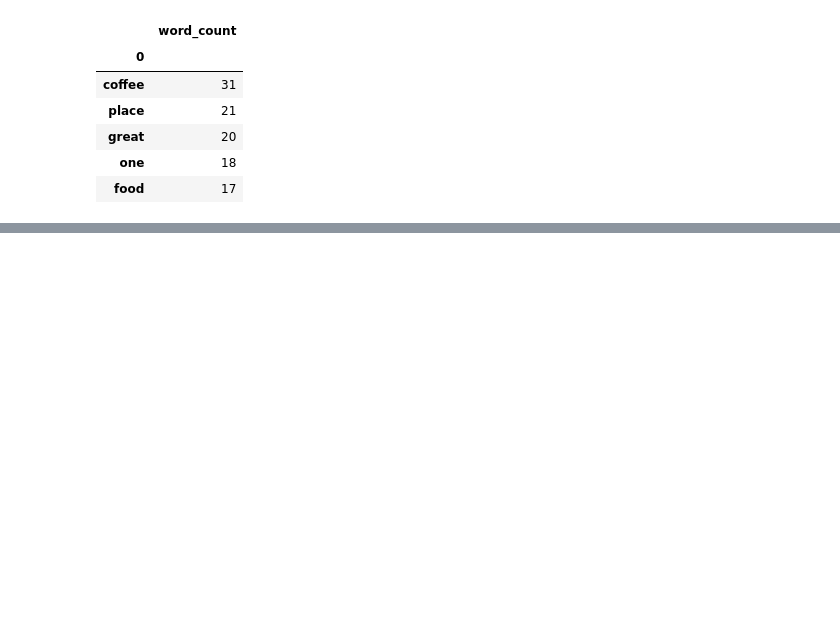
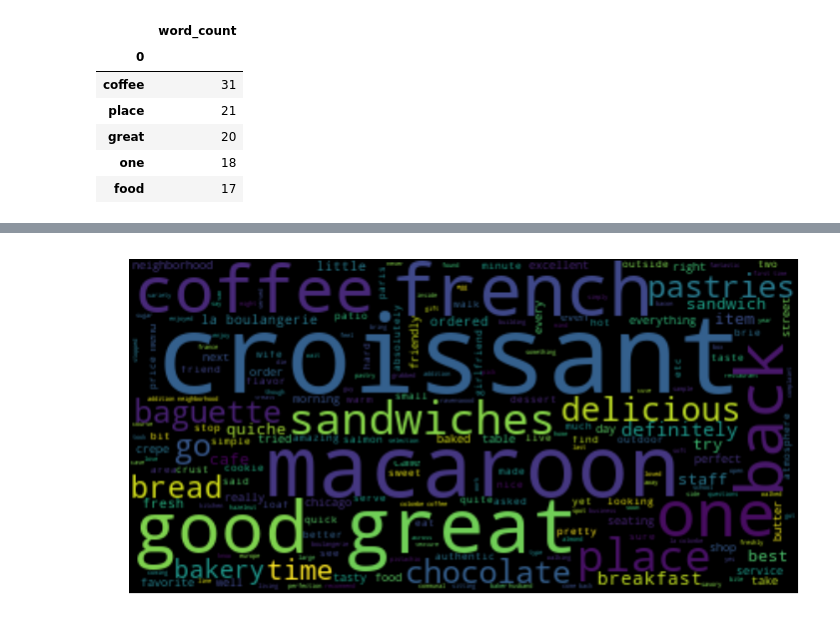
Before and after one commit to PoojaChopra123/pie_thon, a Jupyter notebook: jupyter notebooks/stacy_scratch.ipynb, the cells around one changed output, grey strips where cells are left out. Saved outputs shown, nothing was run; the diff lists cells and outputs as text; code cells hidden in the pictures; blank space fills up the shorter version.

```diff
--- a/jupyter notebooks/stacy_scratch.ipynb
+++ b/jupyter notebooks/stacy_scratch.ipynb
@@ -1316,0 +1434,10 @@ logan_counts.to_csv('logan_word_counts.csv')
+# %%
+#Damen High Star Word Cloud (4-5)
+damen_high_star_string = ' '.join(damen_high_star_list)
+wordcloud = WordCloud().generate(damen_high_star_string)
+fig, ax = plt.subplots(figsize=(12, 9))
+plt.imshow(wordcloud, interpolation='bilinear')
+plt.axis("off")
+plt.savefig('damen_high_star_wordcloud.png')
+# %% [output]
+[figure, added]
```
Also changed, not shown: parts of 34 cells of this notebook, 7 other files.
